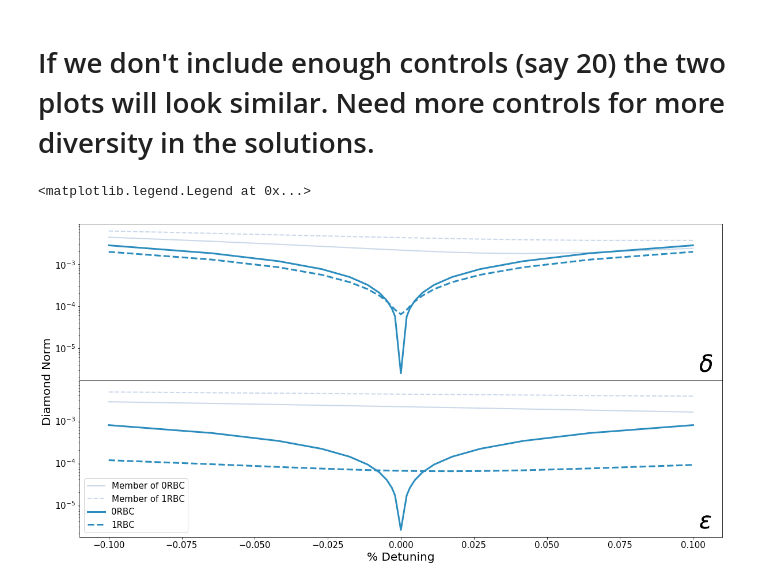
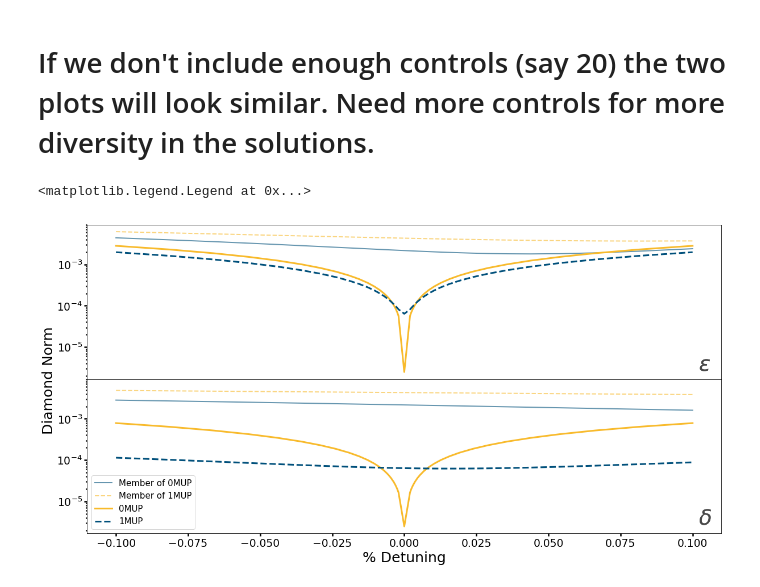
Before and after one commit to ampolloreno/decorrelating_errors, a Jupyter notebook: code/SQRT(Y).ipynb, the cells around one changed output. Saved outputs shown, nothing was run; the diff lists cells and outputs as text; code cells hidden in the pictures.

Commit message:
changes to notebook plots, and document plots

```diff
--- a/code/SQRT(Y).ipynb
+++ b/code/SQRT(Y).ipynb
@@ -440,7 +500,7 @@ DOING COMBO [-0.001000000000000001, 0, 0]
        [1, 0]]), array([[ 0.+0.j, -0.-1.j],
        [ 0.+1.j,  0.+0.j]])]
 # %%
-num_pts = 21
+num_pts = 41
 # %%
 diamond_norms00 = np.array([rc[i]['d_norms00'] for i in range(num_pts)])
 diamond_norms01 = np.array([rc[i]['d_norms01'] for i in range(num_pts)])
@@ -456,21 +514,30 @@ fontsize=20
+# %%
+fontsize=25
+tickwidth = fontsize/10
+num = 7
 # %%
 f, (ax1, ax2) = plt.subplots(2, sharex=True, sharey=True, figsize=(20, 10))
 for i, (a, b) in enumerate(((diamond_norms00, diamond_norms10), (diamond_norms01, diamond_norms11))):
     ax = [ax1, ax2][i]
     #plt.figure(figsize=(10,6))
 
-    ax.semilogy(controls*100, np.array(a).T[7], linewidth = 2, alpha=.6, color='#a6bddb', label="Member of 0RBC", ls="-");
-    ax.semilogy(controls*100, np.array(b).T[7], linewidth = 2, alpha=.6, color='#a6bddb', label="Member of 1RBC", ls="--");
-    ax.semilogy(controls*100, np.array(a).T[-1], linewidth = 3, alpha=1, color='#2b8cbe', label="0RBC", ls="-");
-    ax.semilogy(controls*100,np.array(b).T[-1], linewidth = 3, alpha=1, color='#2b8cbe', label="1RBC", ls="--");
+    ax.semilogy(controls*100, np.array(a).T[num], linewidth = 2, alpha=.6, color='#00507b', label="Member of 0MUP", ls="-");
+    ax.semilogy(controls*100, np.array(b).T[num], linewidth = 2, alpha=.6, color='#f8ba2b', label="Member of 1MUP", ls="--");
+    ax.semilogy(controls*100, np.array(a).T[-1], linewidth = 3, alpha=1, color='#f8ba2b', label="0MUP", ls="-");
+    ax.semilogy(controls*100,np.array(b).T[-1], linewidth = 3, alpha=1, color='#00507b', label="1MUP", ls="--");
     ax.tick_params(axis = 'both', which = 'major', labelsize = fontsize*3/4)
     ax.tick_params(axis = 'both', which = 'minor', labelsize = fontsize*3/4)
-    plt.text(.102, .015, r'$\delta$', fontsize=fontsize*2)
-    plt.text(.102, .0000028, r'$\epsilon$', fontsize=fontsize*2)
+    plt.text(.102, .015, r'$\epsilon$', fontsize=fontsize*1.5, color='#484848')
+    plt.text(.102, .0000028, r'$\delta$', fontsize=fontsize*1.5, color='#484848')
+    ax.xaxis.set_tick_params(width=tickwidth, length=tickwidth*2, which='major')
+    ax.yaxis.set_tick_params(width=tickwidth, length=tickwidth*2, which='major')
+    ax.xaxis.set_tick_params(width=tickwidth, length=tickwidth, which='minor')
+    ax.yaxis.set_tick_params(width=tickwidth, length=tickwidth, which='minor')
+
 plt.subplots_adjust(wspace=0, hspace=0)
-f.text(.08, 0.5, "Diamond Norm", va='center', rotation='vertical', fontsize=fontsize)
+f.text(.07, 0.5, "Diamond Norm", va='center', rotation='vertical', fontsize=fontsize)
 plt.xlabel("% Detuning", fontsize=fontsize)
 plt.legend(prop={'size': 15}, loc=3)
 # %% [output]
 <matplotlib.legend.Legend at 0x...>
-[figure, old version]
+[figure, new version]
```
Also changed, not shown: parts of 10 cells of this notebook, 12 other files.
